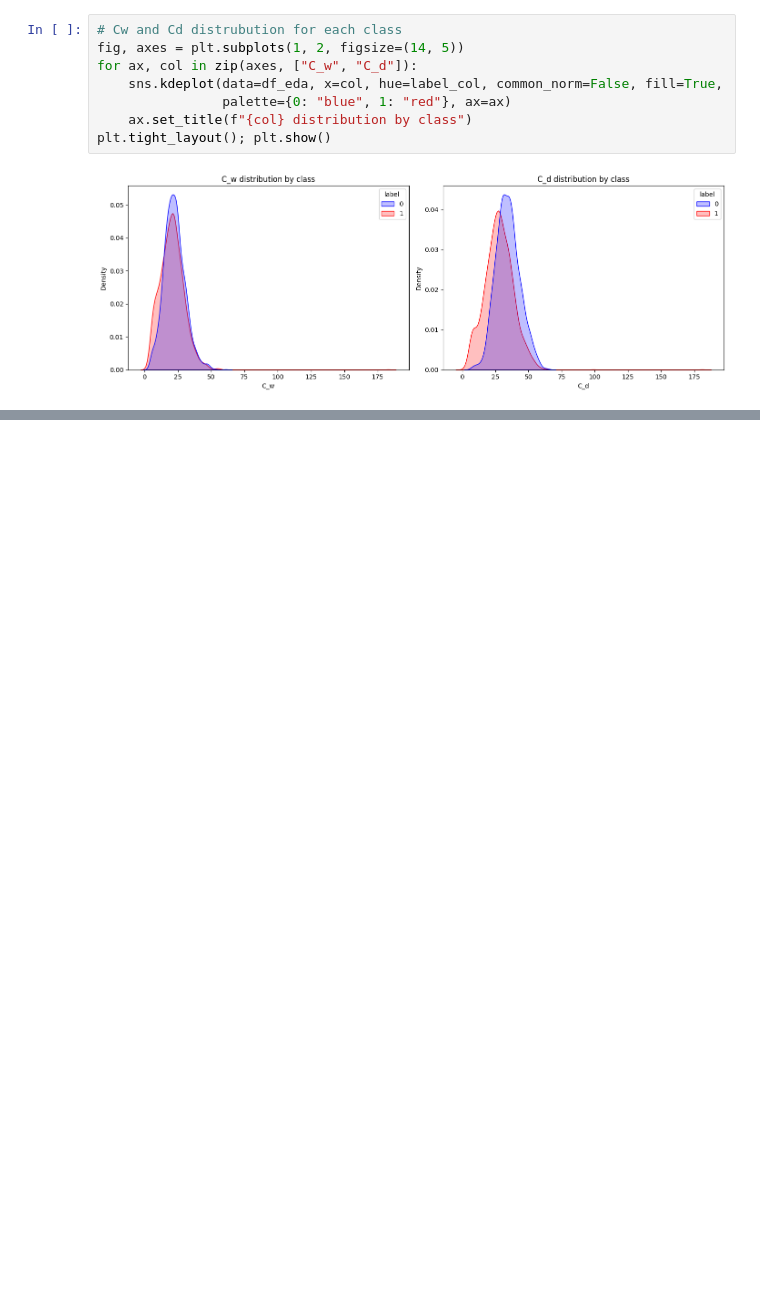
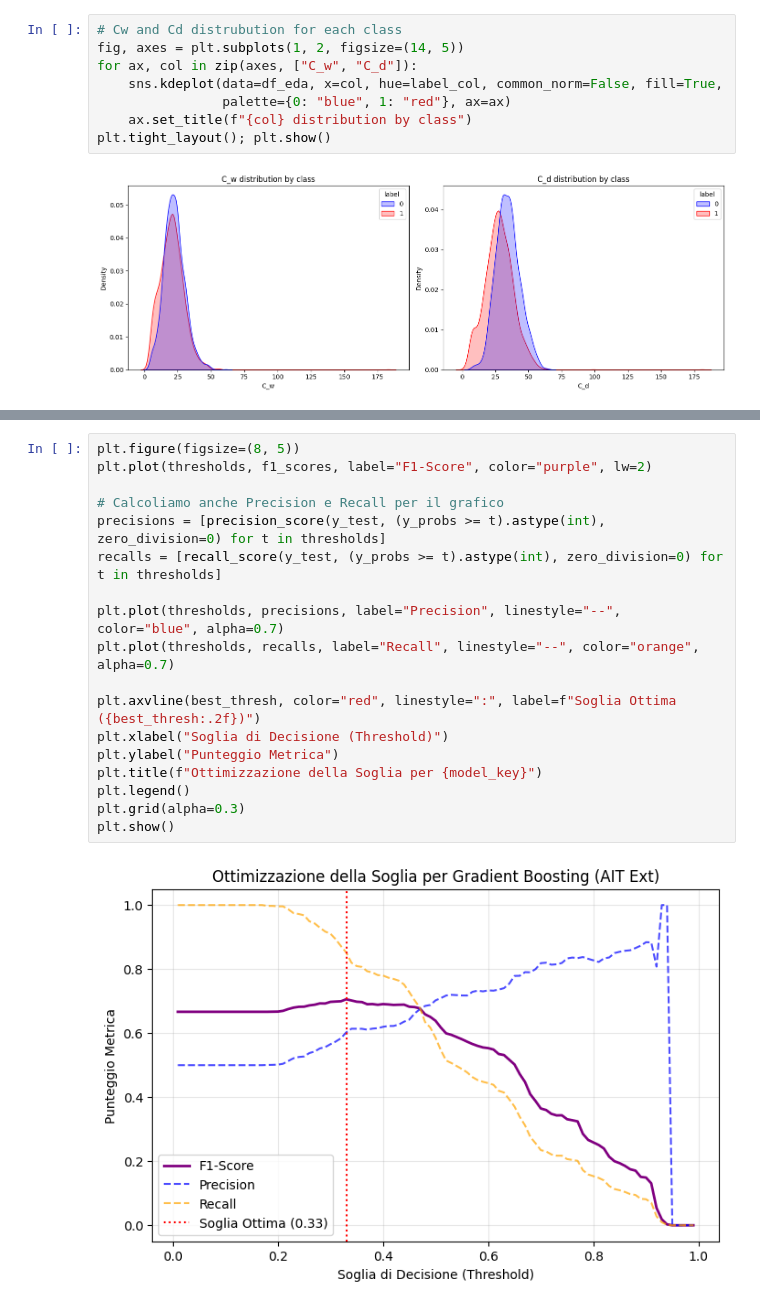
Before and after one commit to AlessiaSerra/Clickbait-Detection, a Jupyter notebook: File.ipynb, the cells around one changed output, grey strips where cells are left out. Drawn from its saved outputs; the diff is of its cells as text; blank space fills up the shorter version.

```diff
--- a/File.ipynb
+++ b/File.ipynb
@@ -521,0 +550,20 @@ zlib: Spearman U=0.300  R=0.248 | AUC U=0.673  R=0.643
+# %%
+plt.figure(figsize=(8, 5))
+plt.plot(thresholds, f1_scores, label="F1-Score", color="purple", lw=2)
+
+# Calcoliamo anche Precision e Recall per il grafico
+precisions = [precision_score(y_test, (y_probs >= t).astype(int), zero_division=0) for t in thresholds]
+recalls = [recall_score(y_test, (y_probs >= t).astype(int), zero_division=0) for t in thresholds]
+
+plt.plot(thresholds, precisions, label="Precision", linestyle="--", color="blue", alpha=0.7)
+plt.plot(thresholds, recalls, label="Recall", linestyle="--", color="orange", alpha=0.7)
+
+plt.axvline(best_thresh, color="red", linestyle=":", label=f"Soglia Ottima ({best_thresh:.2f})")
+plt.xlabel("Soglia di Decisione (Threshold)")
+plt.ylabel("Punteggio Metrica")
+plt.title(f"Ottimizzazione della Soglia per {model_key}")
+plt.legend()
+plt.grid(alpha=0.3)
+plt.show()
+# %% [output]
+[figure, added]
```
Also changed, not shown: parts of 9 cells of this notebook.
